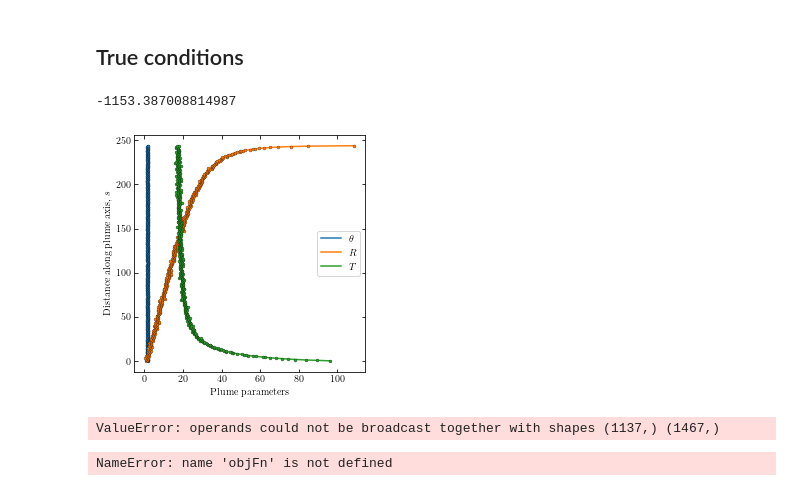
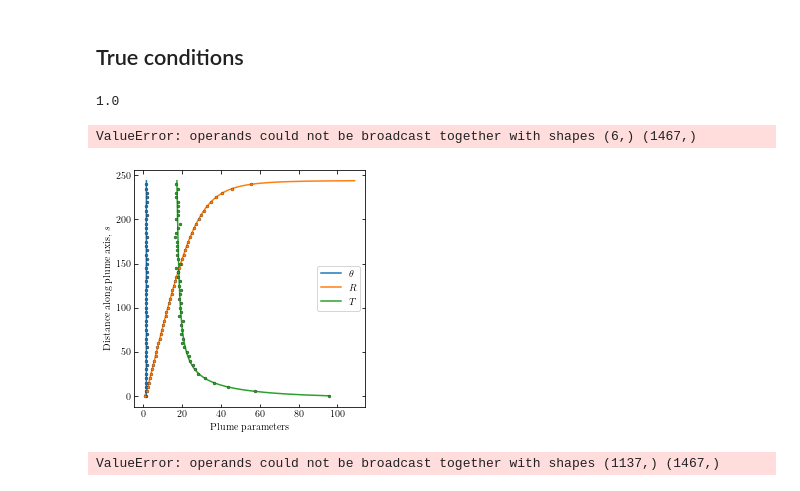
Before and after one commit to djessop/fumarole_plume_model, a Jupyter notebook: Woodhouse_model_inversion.ipynb, the cells around one changed output. Drawn from its saved outputs; the diff is of its cells as text; code cells hidden in the pictures.

Commit message:
Updates to objective function

```diff
--- a/Woodhouse_model_inversion.ipynb
+++ b/Woodhouse_model_inversion.ipynb
@@ -60,35 +62,39 @@ u = u[:cutoff]
 T = T[:cutoff]
 theta = theta[:cutoff]
 
-sigtheta, sigb, sigT = np.pi / 20, .5, .5  # rad, m and K
+sigtheta, sigb, sigT = np.pi / 20, .1, .5  # rad, m and K
 Cd_inv = np.diag(np.array([1 / sigtheta**2 * np.ones_like(theta),
                            1 / sigb**2 * np.ones_like(b),
                            1 / sigT**2 * np.ones_like(T)]).ravel())
 
 solp = np.array([theta, b, T])
 noise = np.random.randn(*solp.shape)  # Gaussian noise, _N_(0,1)
 sol_noise = (solp.T + noise.T * (sigtheta, sigb, sigT)).T
 d    = sol_noise.flatten()  # array of data
 Gm   = produce_Gm(sol, cutoff)
 Gm_d = Gm - d
 
 fig0, ax0 = plt.subplots(figsize=(10*cm, 10*cm))
 ax0.plot(solp.T, s, '-')
 ax0.set_xlabel('Plume parameters')
 ax0.set_ylabel(r'Distance along plume axis, $s$')
 ax0.legend((r'$\theta$', r'$R$', r'$T$'))
 
 plt.gca().set_prop_cycle(None)  # reset colour cycle
 # ax0.plot(sol_noise.T, s, '.')
 
 fig0.tight_layout()
 fig0.savefig('./images/synthetic_model_data.pdf', dpi=300)
 
-ax0.plot(sol_noise.T, s, '.')
+skip = 10
+ax0.plot(sol_noise.T[::skip], s[::skip], '.')
 fig0.savefig('./images/synthetic_model_data_noise.pdf', dpi=300)
 
 E = objective_fn(Gm, d, np.diag(Cd_inv), mode='abs')
 print(E)
+
+opt_V0 = minimize(objective_fn, x0=V0true, method='Nelder-Mead', args=(d, np.diag(Cd_inv), 'abs'), )
 # %% [output]
--1153.387008814987
+1.0
+ValueError: operands could not be broadcast together with shapes (6,) (1467,)
-[figure, old version]
+[figure, new version]
@@ -140,10 +150,6 @@ initialConds = np.array(initialConds)
 objFn = np.array(objFn).reshape((-1, ngrid))
 # %% [output]
 ValueError: operands could not be broadcast together with shapes (1137,) (1467,)
-# %%
-objFn = np.array(objFn).reshape((-1, ngrid))
-# %% [output]
-NameError: name 'objFn' is not defined
 # %%
 fig, ax = plt.subplots() #ncols=ngrid)
 
```
Also changed, not shown: parts of 3 cells of this notebook, 6 other files.
